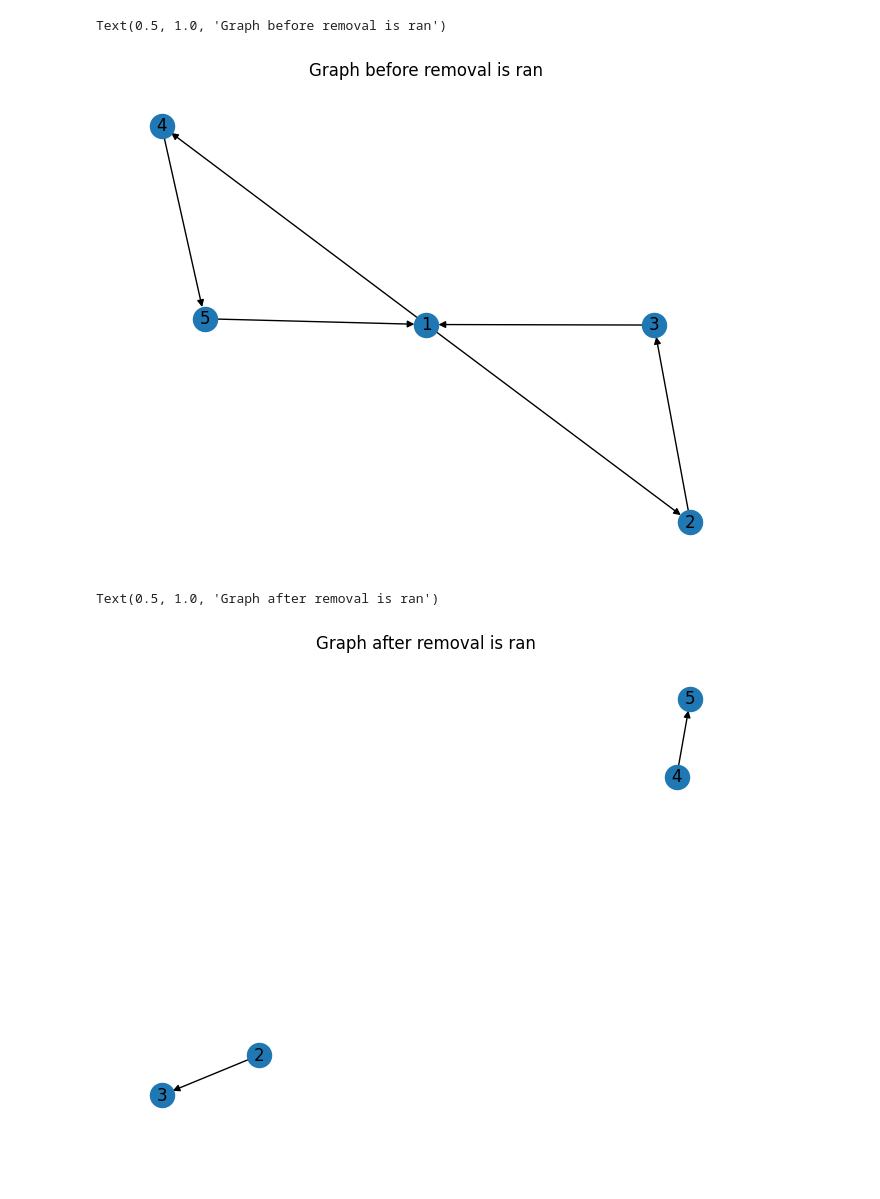
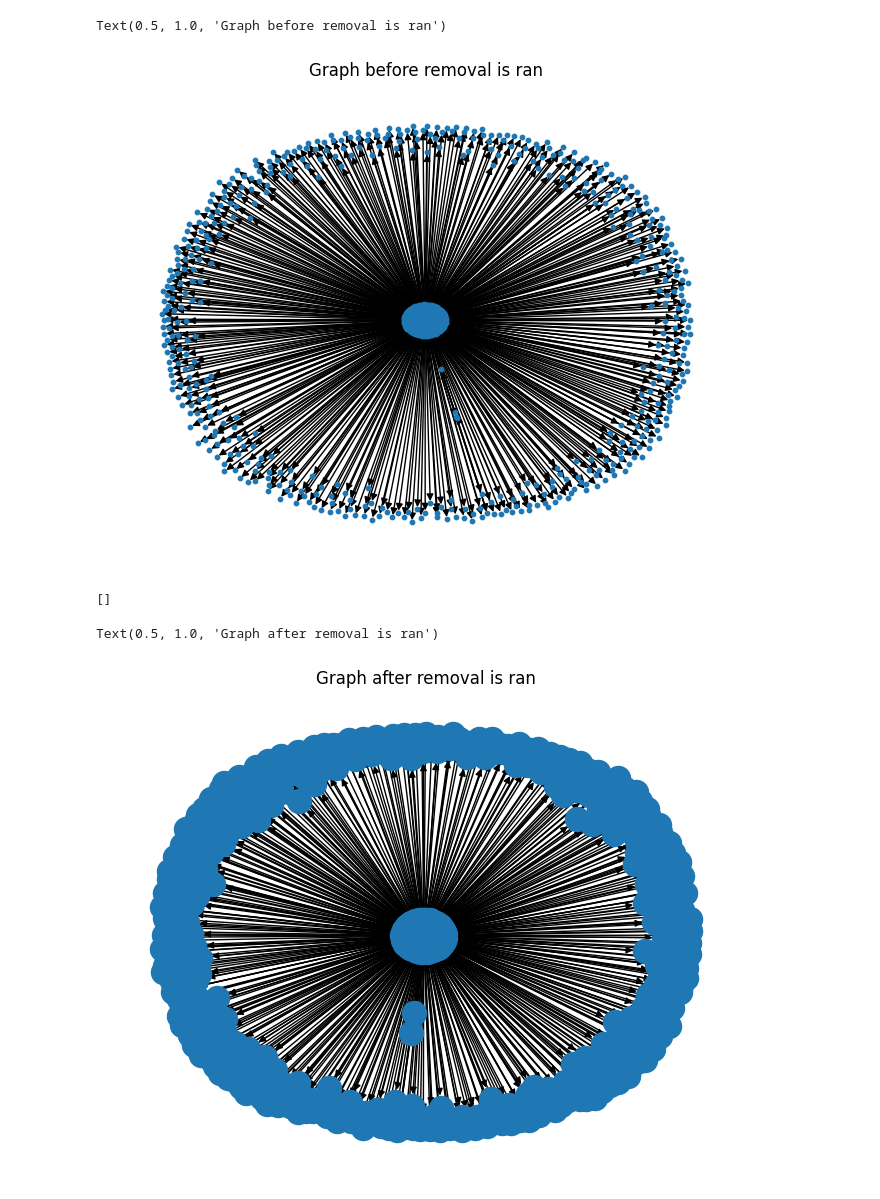
Before and after one commit to alexfruge/AlgoTauOmega, a Jupyter notebook: main.ipynb, the cells around one changed output. Drawn from its saved outputs; the diff is of its cells as text; code cells hidden in the pictures.

Commit message:
Added python script to generate a graph input file for a graph with a massive node that's not involved in a cycle, get shit on degree nerds

```diff
--- a/main.ipynb
+++ b/main.ipynb
@@ -44,26 +44,29 @@ def get_most_between_node(G):
     return max_value
 # %%
 lines = []
-fileName = "in1.txt"
+fileName = "bighub.txt"
 G = nx.DiGraph()
 for line in fileinput.input(files=fileName, encoding="utf-8"):
     lines.append(line.replace("\n", "").split(" "))
 nodeCnt = int(lines[0][0])
 for i in range(nodeCnt):
     G.add_node(i+1)
-for i in range(1, nodeCnt+1):
+for i in range(1, nodeCnt):
     for start in lines[i][1:]:
-        G.add_edge(int(start), i)
+        if start != '':
+            G.add_edge(int(start), i)
 # %%
-nx.draw(G, with_labels=True)
+nx.draw(G, node_size=10)
 plt.title("Graph before removal is ran")
 # %% [output]
 Text(0.5, 1.0, 'Graph before removal is ran')
-[figure, old version]
+[figure, new version]
 # %%
 nodes_removed = remove_from_most_cycles(G)
-nx.draw(G, with_labels=True)
+print(nodes_removed)
+nx.draw(G)
 plt.title("Graph after removal is ran")
 # %% [output]
-Text(0.5, 1.0, 'Graph after removal is ran')
+[]
+Text(0.5, 1.0, 'Graph after removal is ran')
-[figure, old version]
+[figure, new version]
```
Also changed, not shown: 2 other files.
